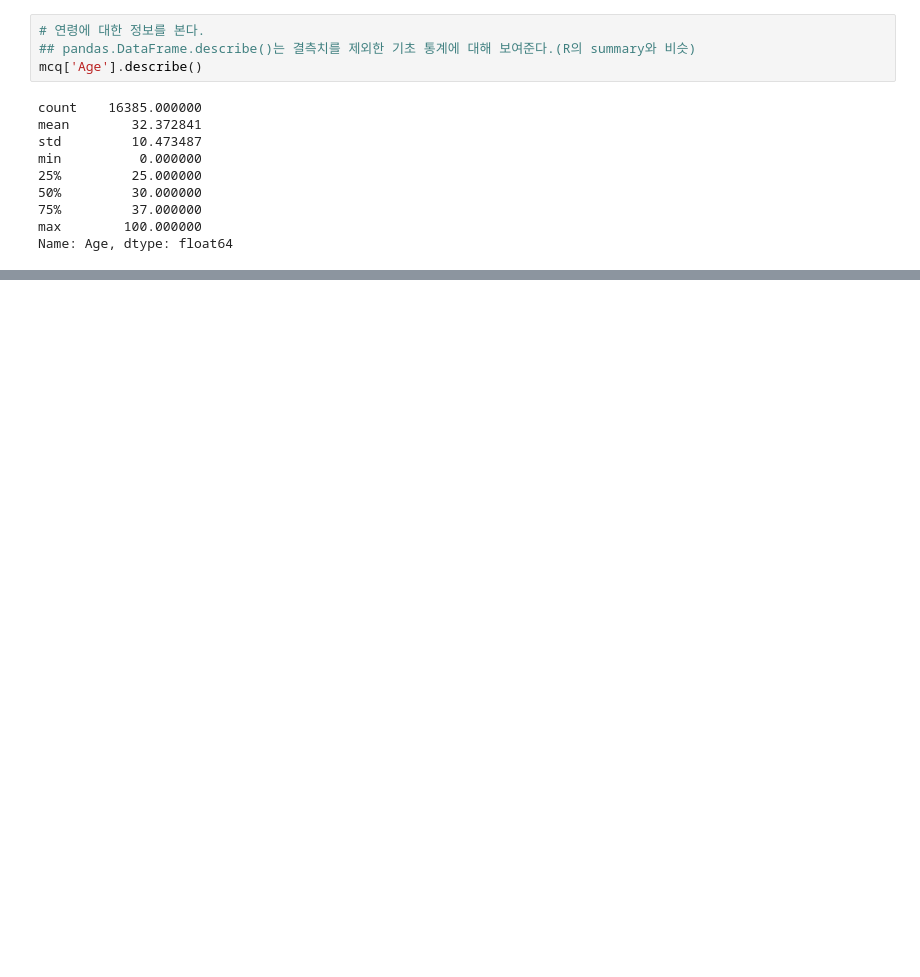
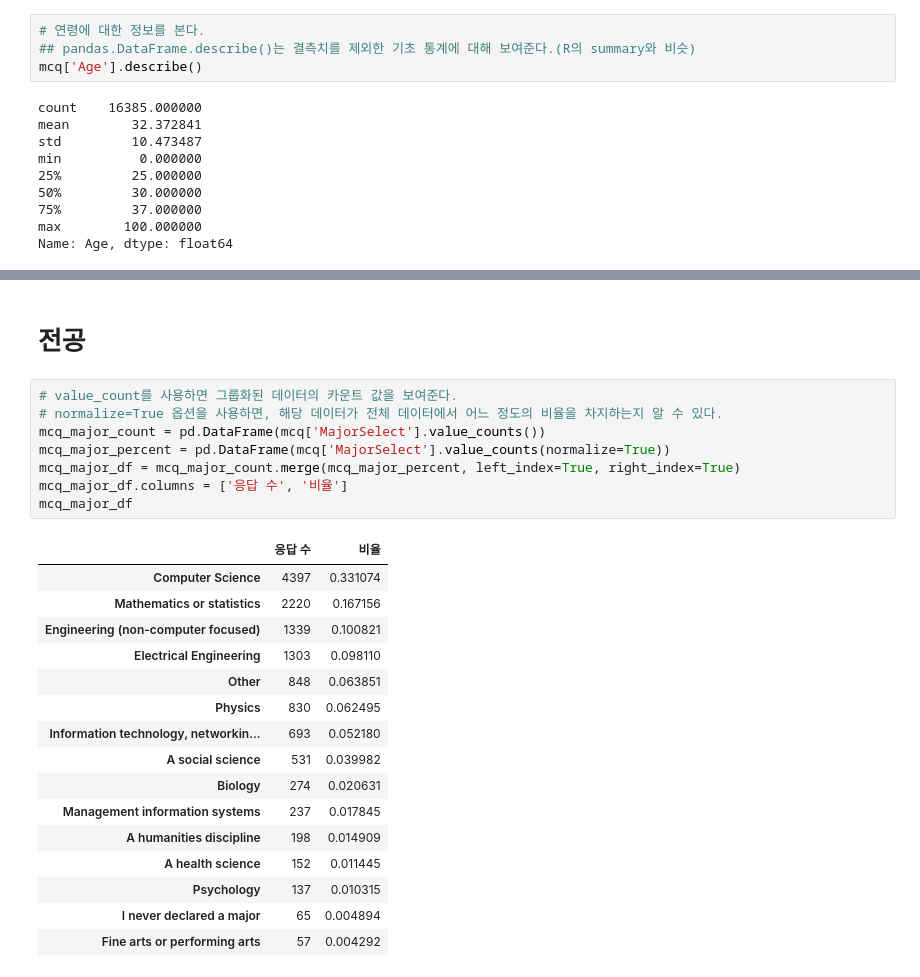
Before and after one commit to ekmst1027/programming-study, a Jupyter notebook: data_science/kaggle_programmers/data_science_faq.ipynb, the cells around one changed output, grey strips where cells are left out. Saved outputs shown, nothing was run; the diff lists cells and outputs as text; blank space fills up the shorter version.

```diff
--- a/data_science/kaggle_programmers/data_science_faq.ipynb
+++ b/data_science/kaggle_programmers/data_science_faq.ipynb
@@ -149,0 +142,27 @@ Name: Age, Length: 16375, dtype: float64
+# %% [markdown]
+# 전공
+# %%
+# value_count를 사용하면 그룹화된 데이터의 카운트 값을 보여준다.
+# normalize=True 옵션을 사용하면, 해당 데이터가 전체 데이터에서 어느 정도의 비율을 차지하는지 알 수 있다.
+mcq_major_count = pd.DataFrame(mcq['MajorSelect'].value_counts())
+mcq_major_percent = pd.DataFrame(mcq['MajorSelect'].value_counts(normalize=True))
+mcq_major_df = mcq_major_count.merge(mcq_major_percent, left_index=True, right_index=True)
+mcq_major_df.columns = ['응답 수', '비율']
+mcq_major_df
+# %% [output]
+|  | 응답 수 | 비율 |
+| Computer Science | 4397 | 0.331074 |
+| Mathematics or statistics | 2220 | 0.167156 |
+| Engineering (non-computer focused) | 1339 | 0.100821 |
+| Electrical Engineering | 1303 | 0.098110 |
+| Other | 848 | 0.063851 |
+| Physics | 830 | 0.062495 |
+| Information technology, networkin... | 693 | 0.052180 |
+| A social science | 531 | 0.039982 |
+| Biology | 274 | 0.020631 |
+| Management information systems | 237 | 0.017845 |
+| A humanities discipline | 198 | 0.014909 |
+| A health science | 152 | 0.011445 |
+| Psychology | 137 | 0.010315 |
+| I never declared a major | 65 | 0.004894 |
+| Fine arts or performing arts | 57 | 0.004292 |
```
Also changed, not shown: parts of 4 cells of this notebook.
